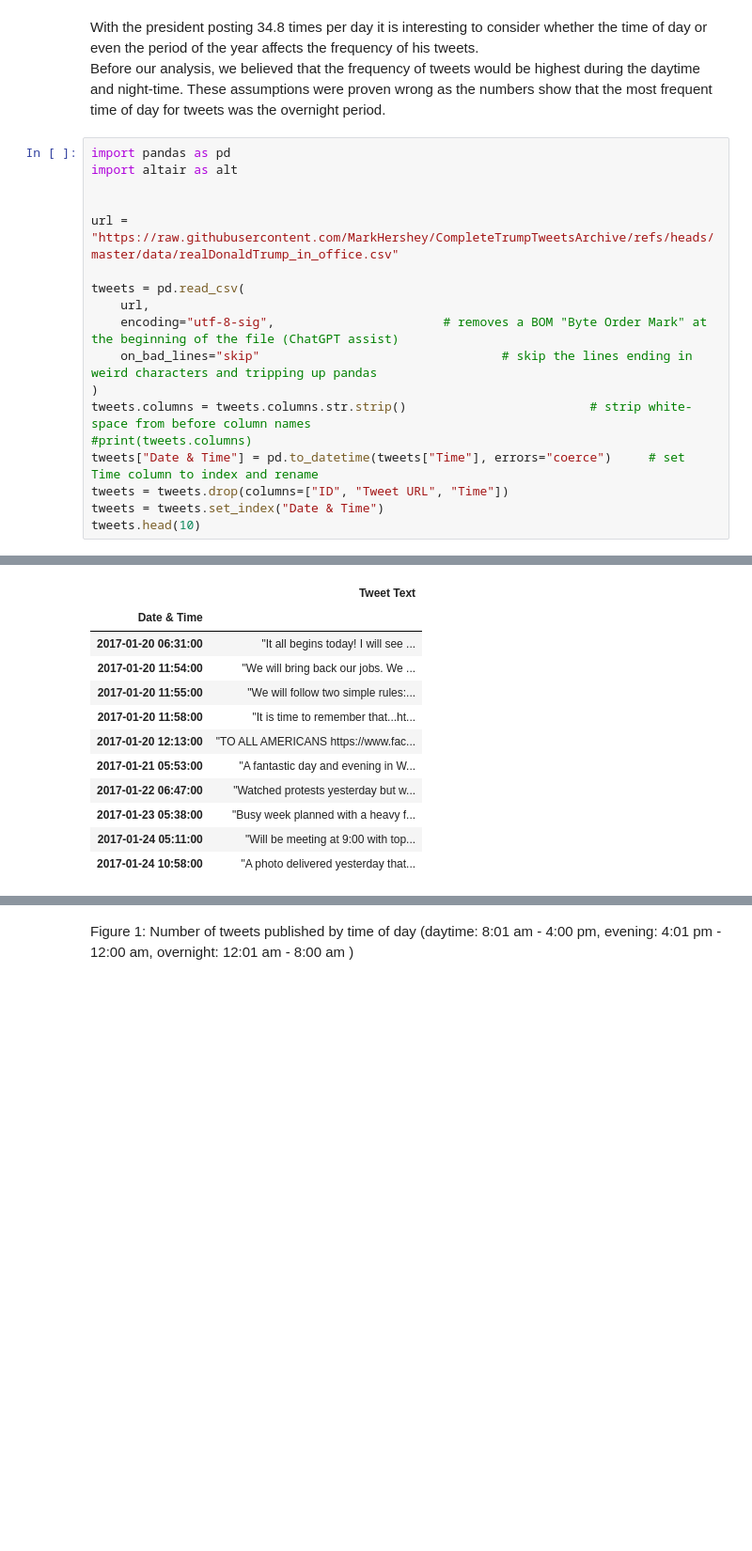
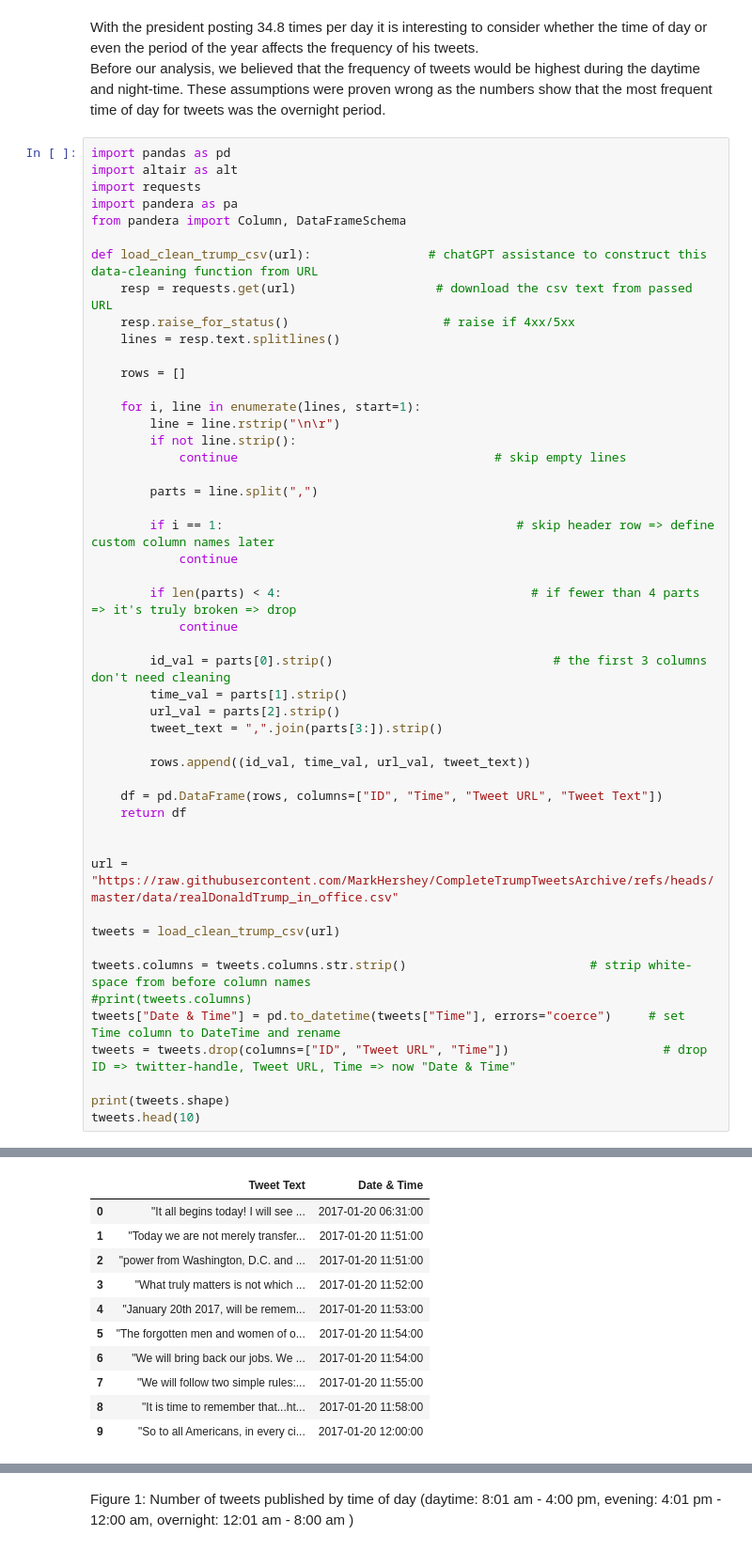
Before and after one commit to quandothoang/TrumpTwitterAnalysisMDS, a Jupyter notebook: trump_tweet_data_analysis.ipynb, the cells around one changed output, grey strips where cells are left out. Shown: that part at 94% size. Saved outputs shown, nothing was run; the diff lists cells and outputs as text; blank space fills up the shorter version.

```diff
--- a/trump_tweet_data_analysis.ipynb
+++ b/trump_tweet_data_analysis.ipynb
@@ -24,19 +24,50 @@ Before our analysis, we believed that the frequency of tweets would be highest d
 # %%
 import pandas as pd
 import altair as alt
+import requests
+import pandera as pa
+from pandera import Column, DataFrameSchema
+
+def load_clean_trump_csv(url):                # chatGPT assistance to construct this data-cleaning function from URL
+    resp = requests.get(url)                   # download the csv text from passed URL
+    resp.raise_for_status()                     # raise if 4xx/5xx
+    lines = resp.text.splitlines()
+
+    rows = []
+
+    for i, line in enumerate(lines, start=1):
+        line = line.rstrip("\n\r")
+        if not line.strip():
+            continue                                   # skip empty lines
+
+        parts = line.split(",")
+
+        if i == 1:                                        # skip header row => define custom column names later
+            continue
+
+        if len(parts) < 4:                                  # if fewer than 4 parts => it's truly broken => drop
+            continue
+
+        id_val = parts[0].strip()                              # the first 3 columns don't need cleaning
+        time_val = parts[1].strip()
+        url_val = parts[2].strip()
+        tweet_text = ",".join(parts[3:]).strip()
+
+        rows.append((id_val, time_val, url_val, tweet_text))
+
+    df = pd.DataFrame(rows, columns=["ID", "Time", "Tweet URL", "Tweet Text"])
+    return df
 
 
 url = "https://raw.githubusercontent.com/MarkHershey/CompleteTrumpTweetsArchive/refs/heads/master/data/realDonaldTrump_in_office.csv"
 
-tweets = pd.read_csv(
-    url,
-    encoding="utf-8-sig",                       # removes a BOM "Byte Order Mark" at the beginning of the file (ChatGPT assist)
-    on_bad_lines="skip"                                 # skip the lines ending in weird characters and tripping up pandas
-)
+tweets = load_clean_trump_csv(url)
+
 tweets.columns = tweets.columns.str.strip()                         # strip white-space from before column names
 #print(tweets.columns)
-tweets["Date & Time"] = pd.to_datetime(tweets["Time"], errors="coerce")     # set Time column to index and rename
-tweets = tweets.drop(columns=["ID", "Tweet URL", "Time"])
-tweets = tweets.set_index("Date & Time")
+tweets["Date & Time"] = pd.to_datetime(tweets["Time"], errors="coerce")     # set Time column to DateTime and rename
+tweets = tweets.drop(columns=["ID", "Tweet URL", "Time"])                     # drop ID => twitter-handle, Tweet URL, Time => now "Date & Time"
+
+print(tweets.shape)
 tweets.head(10)
 # %% [output]
@@ -43,12 +75,11 @@ tweets.head(10)
-|  | Tweet Text |
-| Date & Time |  |
-| 2017-01-20 06:31:00 | "It all begins today! I will see ... |
-| 2017-01-20 11:54:00 | "We will bring back our jobs. We ... |
-| 2017-01-20 11:55:00 | "We will follow two simple rules:... |
-| 2017-01-20 11:58:00 | "It is time to remember that...ht... |
-| 2017-01-20 12:13:00 | "TO ALL AMERICANS https://www.fac... |
-| 2017-01-21 05:53:00 | "A fantastic day and evening in W... |
-| 2017-01-22 06:47:00 | "Watched protests yesterday but w... |
-| 2017-01-23 05:38:00 | "Busy week planned with a heavy f... |
-| 2017-01-24 05:11:00 | "Will be meeting at 9:00 with top... |
-| 2017-01-24 10:58:00 | "A photo delivered yesterday that... |
+|  | Tweet Text | Date & Time |
+| 0 | "It all begins today! I will see ... | 2017-01-20 06:31:00 |
+| 1 | "Today we are not merely transfer... | 2017-01-20 11:51:00 |
+| 2 | "power from Washington, D.C. and ... | 2017-01-20 11:51:00 |
+| 3 | "What truly matters is not which ... | 2017-01-20 11:52:00 |
+| 4 | "January 20th 2017, will be remem... | 2017-01-20 11:53:00 |
+| 5 | "The forgotten men and women of o... | 2017-01-20 11:54:00 |
+| 6 | "We will bring back our jobs. We ... | 2017-01-20 11:54:00 |
+| 7 | "We will follow two simple rules:... | 2017-01-20 11:55:00 |
+| 8 | "It is time to remember that...ht... | 2017-01-20 11:58:00 |
+| 9 | "So to all Americans, in every ci... | 2017-01-20 12:00:00 |
```
Also changed, not shown: parts of 15 cells of this notebook, 5 other files.
